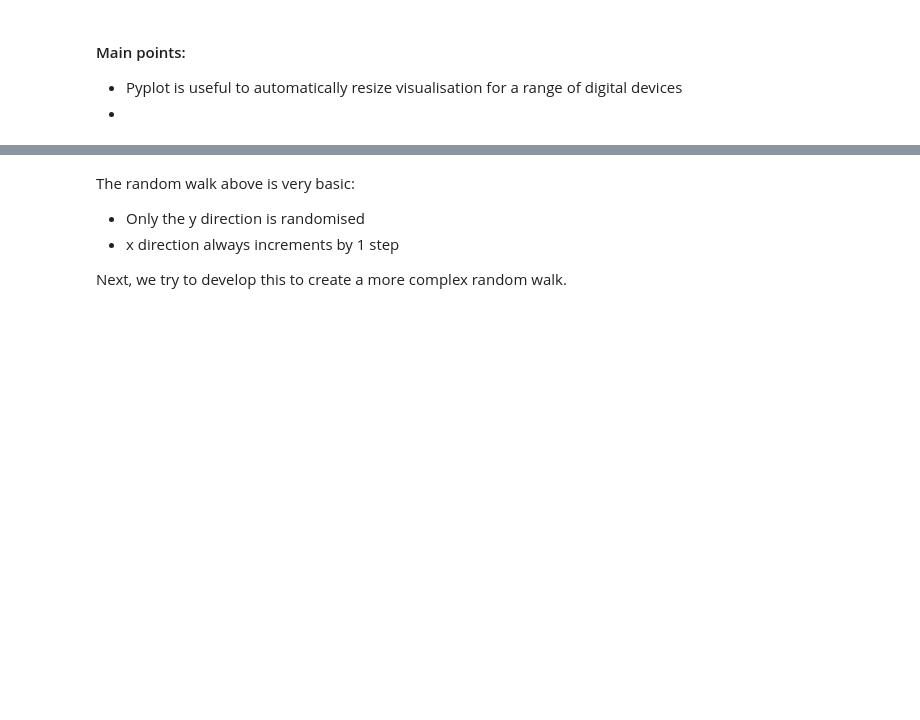
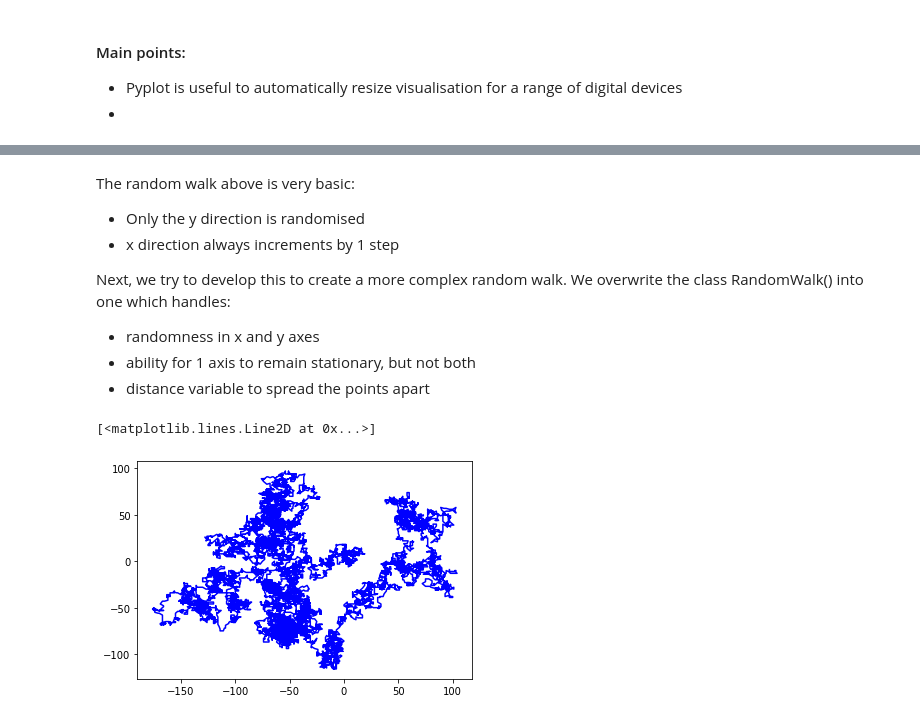
Before and after one commit to kishchandrakumar/Personal-Projects, a Jupyter notebook: Data_Visualisation_with_APIs.ipynb, the cells around one changed output, grey strips where cells are left out. Saved outputs shown, nothing was run; the diff lists cells and outputs as text; code cells hidden in the pictures; blank space fills up the shorter version.

Commit message:
second visualisation

```diff
--- a/Data_Visualisation_with_APIs.ipynb
+++ b/Data_Visualisation_with_APIs.ipynb
@@ -55,4 +55,7 @@ The random walk above is very basic:
 - Only the y direction is randomised
 - x direction always increments by 1 step
 
-Next, we try to develop this to create a more complex random walk.
+Next, we try to develop this to create a more complex random walk. We overwrite the class RandomWalk() into one which handles:
+- randomness in x and y axes
+- ability for 1 axis to remain stationary, but not both
+- distance variable to spread the points apart
@@ -58,0 +100,12 @@ Next, we try to develop this to create a more complex random walk.
+# %%
+walk_2 = RandomWalk2(10000)
+walk_2.walk()
+
+x_values = walk_2.x_values
+y_values = walk_2.y_values
+
+fig, ax = plt.subplots()
+ax.plot(x_values, y_values, c='blue')
+# %% [output]
+[<matplotlib.lines.Line2D at 0x...>]
+[figure, added]
```
Also changed, not shown: parts of 2 cells of this notebook.
